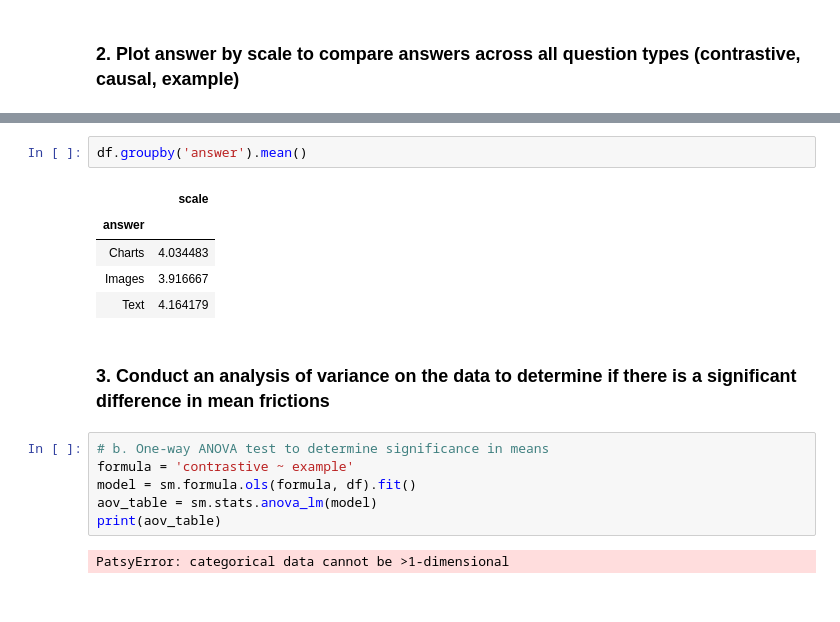
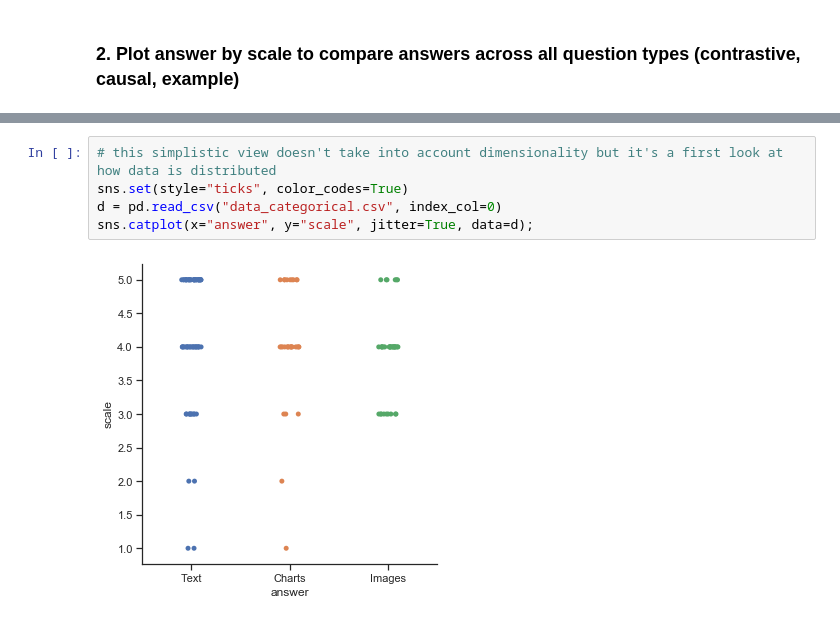
Before and after one commit to tasjian/CS6460, a Jupyter notebook: CS6460 data analysis.ipynb, the cells around one changed output, grey strips where cells are left out. Drawn from its saved outputs; the diff is of its cells as text.

```diff
--- a/CS6460 data analysis.ipynb
+++ b/CS6460 data analysis.ipynb
@@ -69,18 +91,7 @@ plt.show()
-# %%
-df.groupby('answer').mean()
-# %% [output]
-|  | scale |
-| answer |  |
-| Charts | 4.034483 |
-| Images | 3.916667 |
-| Text | 4.164179 |
-# %% [markdown]
-### 3. Conduct an analysis of variance on the data to determine if there is a significant difference in mean frictions
-# %%
-# b. One-way ANOVA test to determine significance in means
-formula = 'contrastive ~ example'
-model = sm.formula.ols(formula, df).fit()
-aov_table = sm.stats.anova_lm(model)
-print(aov_table)
-# %% [output]
-PatsyError: categorical data cannot be >1-dimensional
+# %%
+# this simplistic view doesn't take into account dimensionality but it's a first look at how data is distributed
+sns.set(style="ticks", color_codes=True)
+d = pd.read_csv("data_categorical.csv", index_col=0)
+sns.catplot(x="answer", y="scale", jitter=True, data=d);
+# %% [output]
+[figure, added]
```
Also changed, not shown: parts of 25 cells of this notebook.
